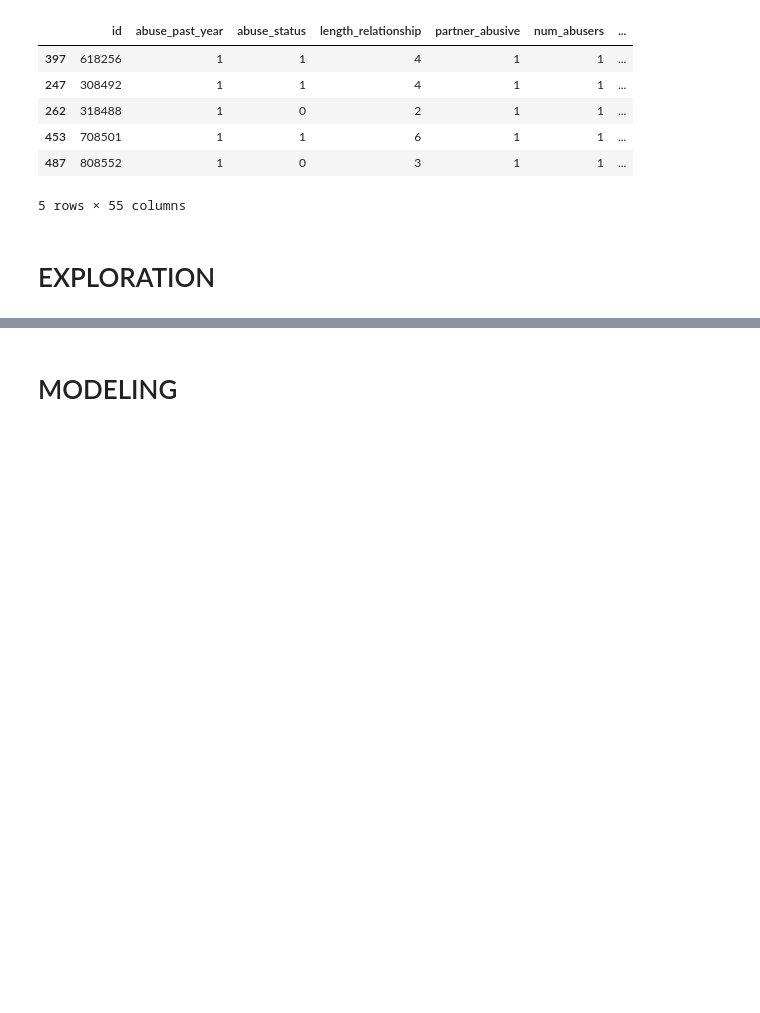
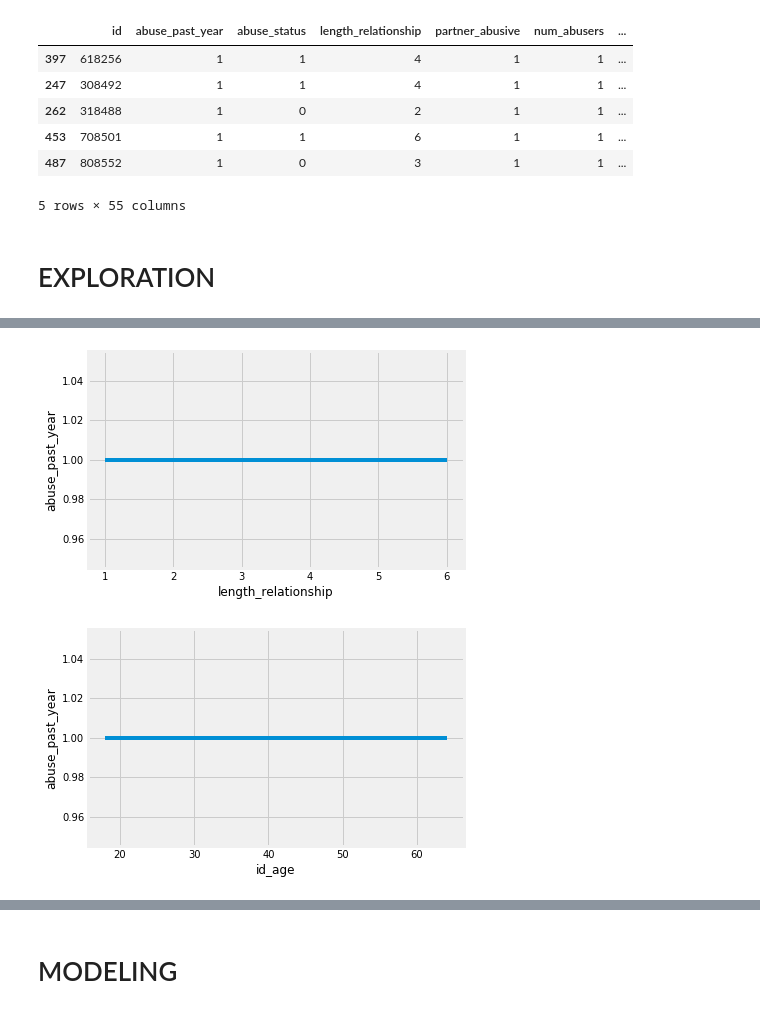
Before and after one commit to codeup-capstone-one/domestic-violence, a Jupyter notebook: dd_model_phase2.ipynb, the cells around one changed output, grey strips where cells are left out. Drawn from its saved outputs; the diff is of its cells as text; code cells hidden in the pictures; blank space fills up the shorter version.

```diff
--- a/dd_model_phase2.ipynb
+++ b/dd_model_phase2.ipynb
@@ -438,0 +585,7 @@ plot_hist(dfb)
+# %%
+for feature in continuous_vars:
+    sns.lineplot(x=feature, y='abuse_past_year', data=train_df)
+    plt.show()
+# %% [output]
+[figure, added]
+[figure, added]
```
Also changed, not shown: parts of 76 cells of this notebook.
